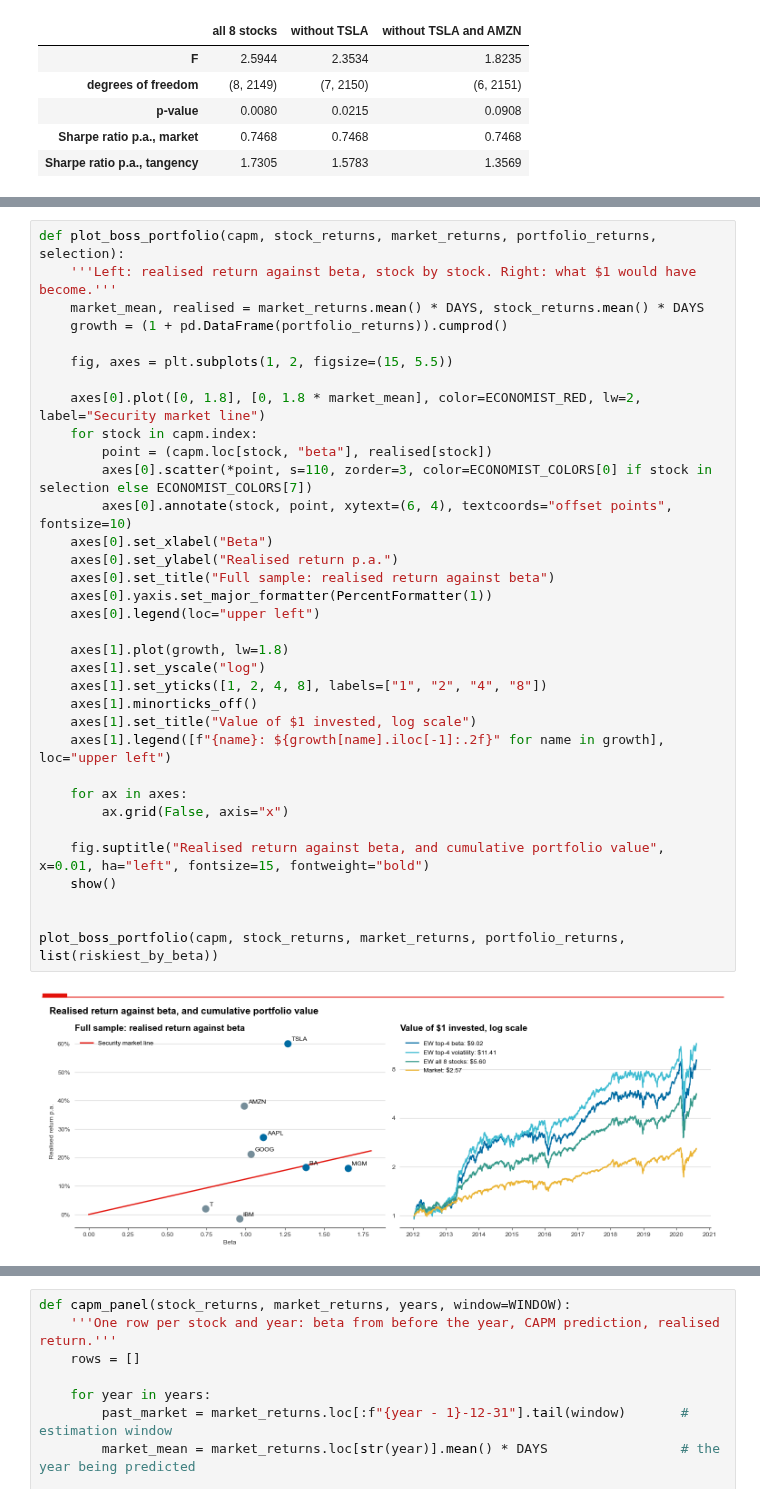
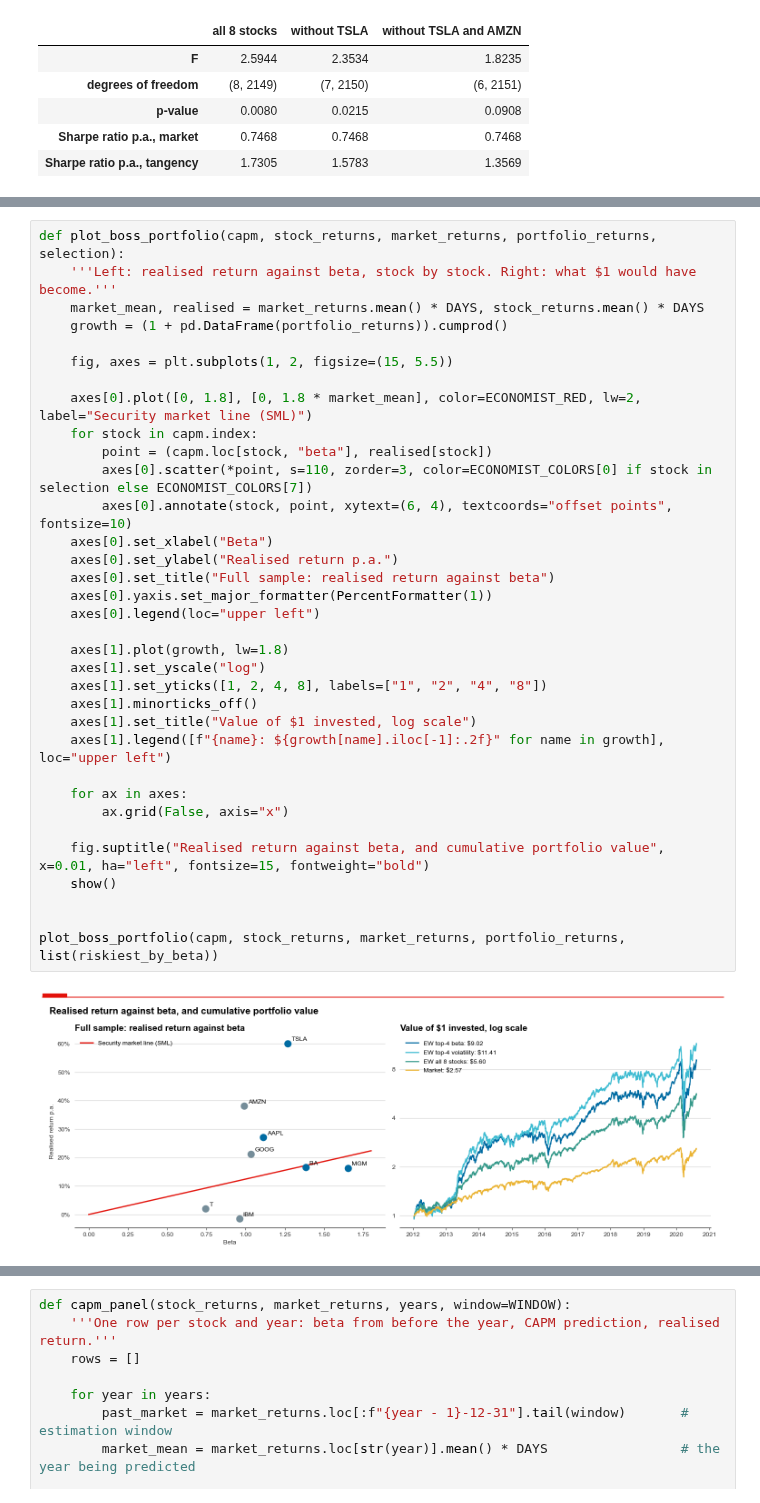
Before and after one commit to cboumans/Finance_with_Big_Data, a Jupyter notebook: lab2/PCLab2_Group4.ipynb, the cells around one changed output, grey strips where cells are left out. Cells and saved outputs as stored; diff of their text form.

```diff
--- a/lab2/PCLab2_Group4.ipynb
+++ b/lab2/PCLab2_Group4.ipynb
@@ -563,35 +568,35 @@ def plot_boss_portfolio(capm, stock_returns, market_returns, portfolio_returns,
     growth = (1 + pd.DataFrame(portfolio_returns)).cumprod()
 
     fig, axes = plt.subplots(1, 2, figsize=(15, 5.5))
 
-    axes[0].plot([0, 1.8], [0, 1.8 * market_mean], color=ECONOMIST_RED, lw=2, label="Security market line")
+    axes[0].plot([0, 1.8], [0, 1.8 * market_mean], color=ECONOMIST_RED, lw=2, label="Security market line (SML)")
     for stock in capm.index:
         point = (capm.loc[stock, "beta"], realised[stock])
         axes[0].scatter(*point, s=110, zorder=3, color=ECONOMIST_COLORS[0] if stock in selection else ECONOMIST_COLORS[7])
         axes[0].annotate(stock, point, xytext=(6, 4), textcoords="offset points", fontsize=10)
     axes[0].set_xlabel("Beta")
     axes[0].set_ylabel("Realised return p.a.")
     axes[0].set_title("Full sample: realised return against beta")
     axes[0].yaxis.set_major_formatter(PercentFormatter(1))
     axes[0].legend(loc="upper left")
 
     axes[1].plot(growth, lw=1.8)
     axes[1].set_yscale("log")
     axes[1].set_yticks([1, 2, 4, 8], labels=["1", "2", "4", "8"])
     axes[1].minorticks_off()
     axes[1].set_title("Value of $1 invested, log scale")
     axes[1].legend([f"{name}: ${growth[name].iloc[-1]:.2f}" for name in growth], loc="upper left")
 
     for ax in axes:
         ax.grid(False, axis="x")
 
     fig.suptitle("Realised return against beta, and cumulative portfolio value", x=0.01, ha="left", fontsize=15, fontweight="bold")
     show()
 
 
 plot_boss_portfolio(capm, stock_returns, market_returns, portfolio_returns, list(riskiest_by_beta))
 # %% [output]
-[figure, old version]
+[figure, new version]
 # %% [markdown]
 **Comments – Task #2 (the high-risk portfolio)**
 - The four highest betas give $\beta_p = 1.35$, which coincides with the beta estimated on the portfolio's own return series.
```
Also changed, not shown: parts of 17 cells of this notebook.
